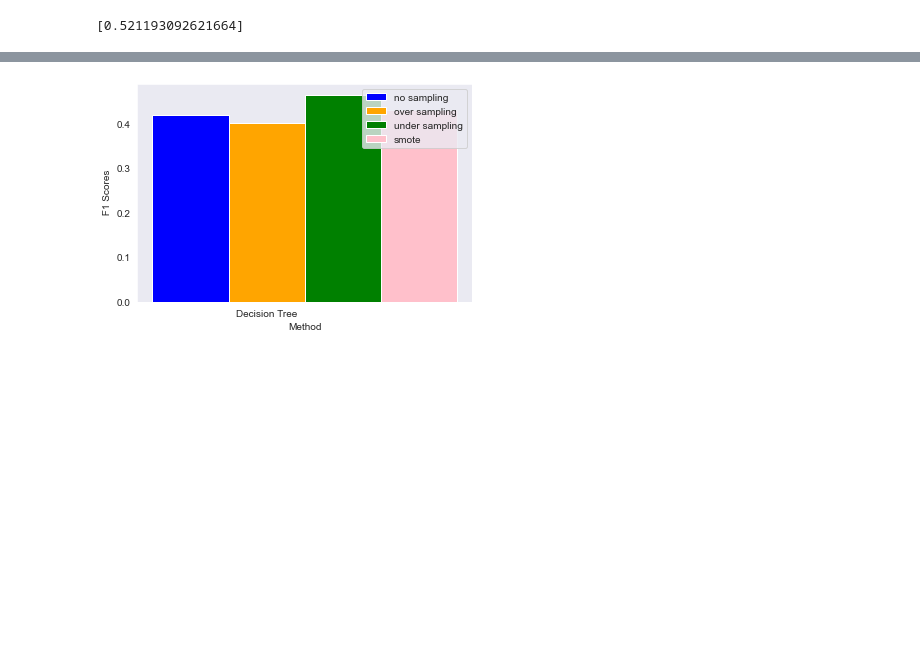
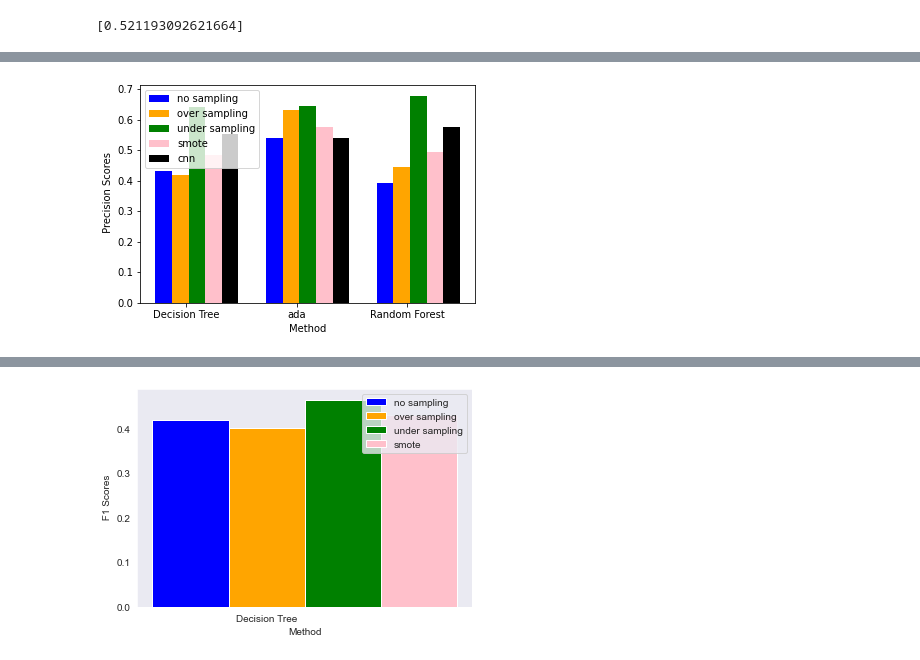
Before and after one commit to EMAT31530/ai-group-project-group-28, a Jupyter notebook: Random Forest Classifier.ipynb, the cells around one changed output, grey strips where cells are left out. Cells and saved outputs as stored; diff of their text form; code cells hidden in the pictures; blank space fills up the shorter version.

```diff
--- a/Random Forest Classifier.ipynb
+++ b/Random Forest Classifier.ipynb
@@ -286,9 +384,13 @@ f1_under_sampling.append(rfc_undersamp_f1)
 # %%
-oversample_smote = SMOTE()
+#rfc smote
 rfc_oversamp_smote=rfc.fit(x_smote,y_smote)
 rfc_oversamp_smote_prediction=rfc_oversamp_smote.predict(x_test)
 rfc_oversamp_smote_accuracy=accuracy_score(rfc_oversamp_smote_prediction,y_test)
 rfc_oversamp_smote_f1=f1_score(rfc_oversamp_smote_prediction,y_test)
-rfc_smote=[rfc_oversamp_smote_accuracy, rfc_oversamp_smote_f1]
+rfc_oversamp_smote_precision=precision_score(rfc_oversamp_smote_prediction,y_test)
+rfc_oversamp_smote_recall=recall_score(rfc_oversamp_smote_prediction,y_test)
+#rfc_smote=[rfc_oversamp_smote_accuracy, rfc_oversamp_smote_f1]
 accuracy_smote_sampling.append(rfc_oversamp_smote_accuracy)
 f1_smote_sampling.append(rfc_oversamp_smote_f1)
+precision_smote_sampling.append(rfc_oversamp_smote_precision)
+recall_smote_sampling.append(rfc_oversamp_smote_recall)
@@ -363,0 +505,21 @@ plt.show()
+# %%
+methods=['Decision Tree','ada','Random Forest']
+sampling=['no sampling','over sampling','under sampling','smote','cnn']
+x=np.arange(3)
+width=0.15
+
+plt.bar(x-0.2, precision_no_sampling, width,color='blue')
+plt.bar(x-0.05, precision_over_sampling, width,color ='orange')
+plt.bar(x+0.1, precision_under_sampling,width,color='green')
+plt.bar(x+0.25, precision_smote_sampling, width,color='pink')
+plt.bar(x+0.4, precision_cnn_sampling, width,color='black')
+# Add some text for labels, title and custom x-axis tick labels, etc.
+plt.ylabel(' Precision Scores')
+plt.xlabel('Method')
+#ax.set_title('Scores by method and sampling')
+plt.xticks(x,methods)
+plt.legend(sampling)
+
+plt.show()
+# %% [output]
+[figure, added]
```
Also changed, not shown: parts of 28 cells of this notebook.
